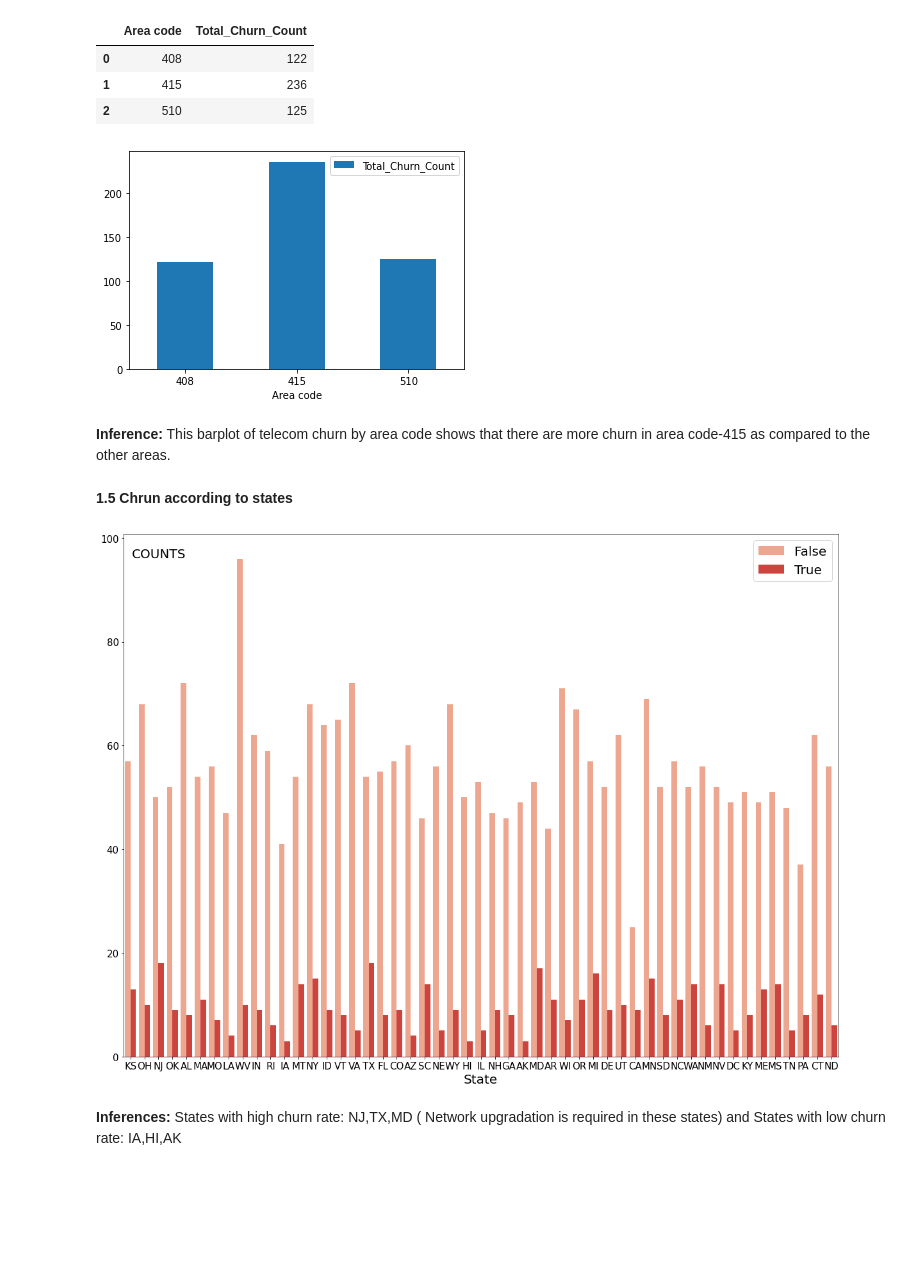
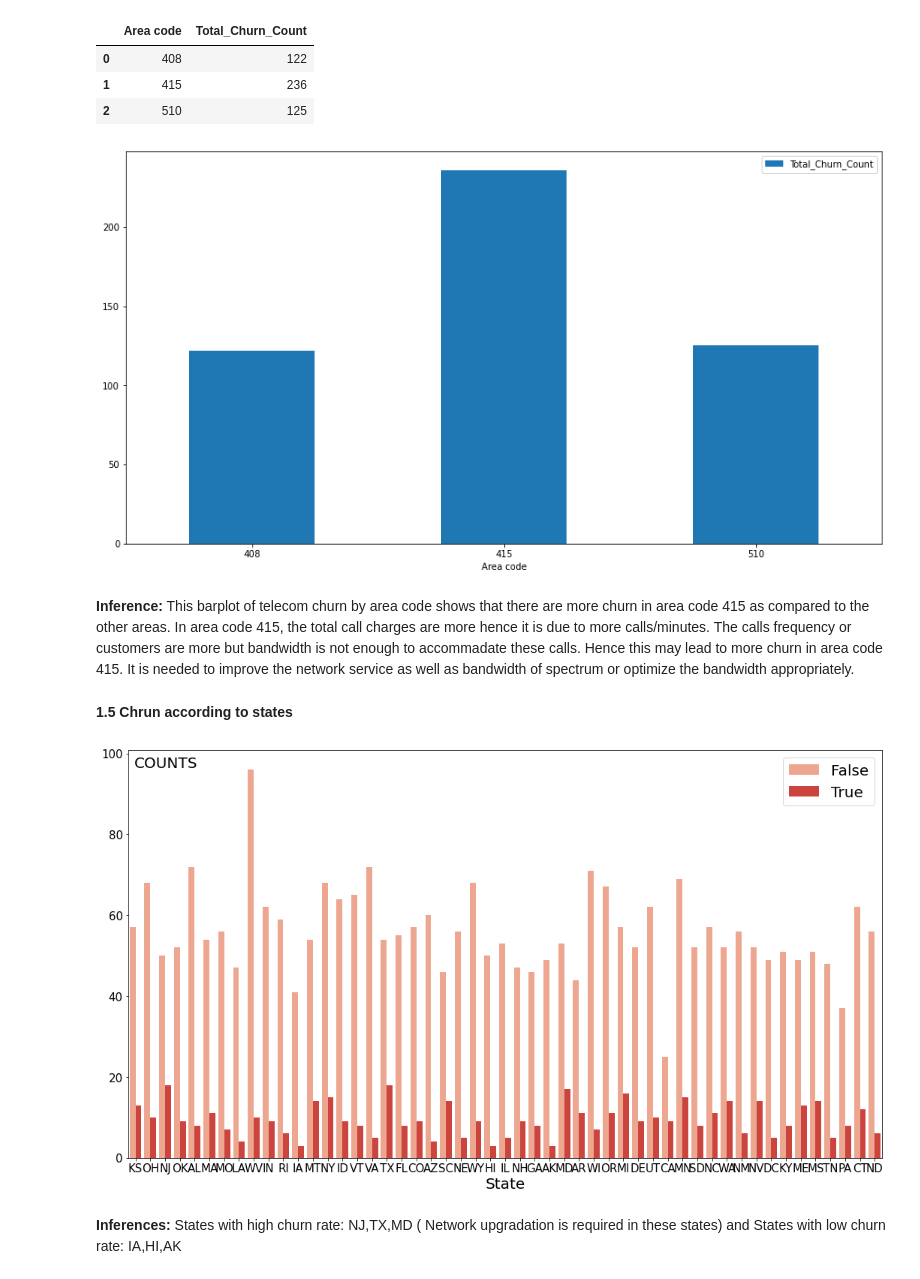
Before and after one commit to mladekar/EDA-Project-Telecom-Churn-Analysis, a Jupyter notebook: Telecom_Churn_Analysis_Capstone_Project.ipynb, the cells around one changed output. Drawn from its saved outputs; the diff is of its cells as text; code cells hidden in the pictures; blank space fills up the shorter version.

```diff
--- a/Telecom_Churn_Analysis_Capstone_Project.ipynb
+++ b/Telecom_Churn_Analysis_Capstone_Project.ipynb
@@ -197,15 +236,15 @@ telcom_df_by_area_code
 | 1 | 415 | 236 |
 | 2 | 510 | 125 |
 # %%
-ax1 = telcom_df_by_area_code.plot.bar(x='Area code', y='Total_Churn_Count', rot=0)
+ax1 = telcom_df_by_area_code.plot.bar(x='Area code', y='Total_Churn_Count', rot=0, figsize=(15, 8))
 # %% [output]
-[figure, old version]
+[figure, new version]
-# %% [markdown]
-**Inference:** This barplot of telecom churn by area code shows that there are more churn in area code-415 as compared to the other areas.
+# %% [markdown]
+**Inference:** This barplot of telecom churn by area code shows that there are more churn in area code 415 as compared to the other areas. In area code 415, the total call charges are more hence it is due to more calls/minutes. The calls frequency or customers are more but bandwidth is not enough to accommadate these calls. Hence this may lead to more churn in area code 415. It is needed to improve the network service as well as bandwidth of spectrum or optimize the bandwidth appropriately.
 # %% [markdown]
 **1.5 Chrun according to states**
 # %%
-fig, axz = plt.subplots(figsize=(20,15))
+fig, axz = plt.subplots(figsize=(18,10))
 
 axz = sns.countplot(x='State', hue='Churn', data=telcom_df, palette='Reds')
 
@@ -216,7 +255,7 @@ axz.legend(loc=0,fontsize=20);
 
 axz.tick_params(labelsize=15)  # Changes size of the values on the label
 # %% [output]
-[figure, old version]
+[figure, new version]
 # %% [markdown]
 **Inferences:** States with high churn rate: NJ,TX,MD ( Network upgradation is required in these states)  and States with low churn rate: IA,HI,AK
 # %% [markdown]
```
Also changed, not shown: parts of 11 cells of this notebook.
